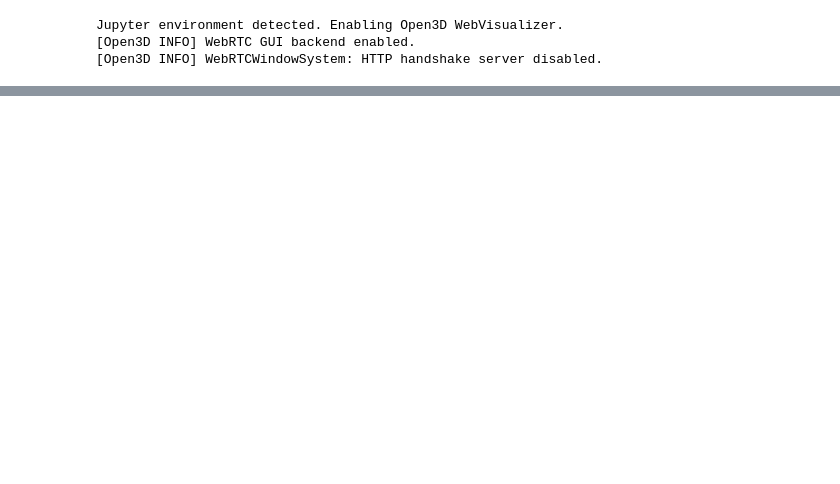
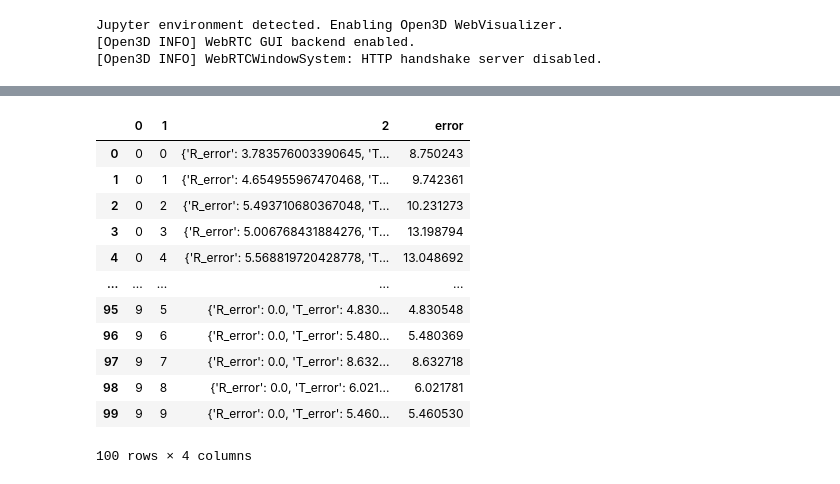
Before and after one commit to RePAIRProject/AAFR, a Jupyter notebook: test_module_example.ipynb, the cells around one changed output, grey strips where cells are left out. Cells and saved outputs as stored; diff of their text form; code cells hidden in the pictures; blank space fills up the shorter version.

```diff
--- a/test_module_example.ipynb
+++ b/test_module_example.ipynb
@@ -78,0 +133,16 @@ After Pruning 6951
+# %%
+df
+# %% [output]
+|  | 0 | 1 | 2 | error |
+| 0 | 0 | 0 | {'R_error': 3.783576003390645, 'T... | 8.750243 |
+| 1 | 0 | 1 | {'R_error': 4.654955967470468, 'T... | 9.742361 |
+| 2 | 0 | 2 | {'R_error': 5.493710680367048, 'T... | 10.231273 |
+| 3 | 0 | 3 | {'R_error': 5.006768431884276, 'T... | 13.198794 |
+| 4 | 0 | 4 | {'R_error': 5.568819720428778, 'T... | 13.048692 |
+| ... | ... | ... | ... | ... |
+| 95 | 9 | 5 | {'R_error': 0.0, 'T_error': 4.830... | 4.830548 |
+| 96 | 9 | 6 | {'R_error': 0.0, 'T_error': 5.480... | 5.480369 |
+| 97 | 9 | 7 | {'R_error': 0.0, 'T_error': 8.632... | 8.632718 |
+| 98 | 9 | 8 | {'R_error': 0.0, 'T_error': 6.021... | 6.021781 |
+| 99 | 9 | 9 | {'R_error': 0.0, 'T_error': 5.460... | 5.460530 |
+100 rows × 4 columns
```
Also changed, not shown: parts of 19 cells of this notebook, 12 other files.
